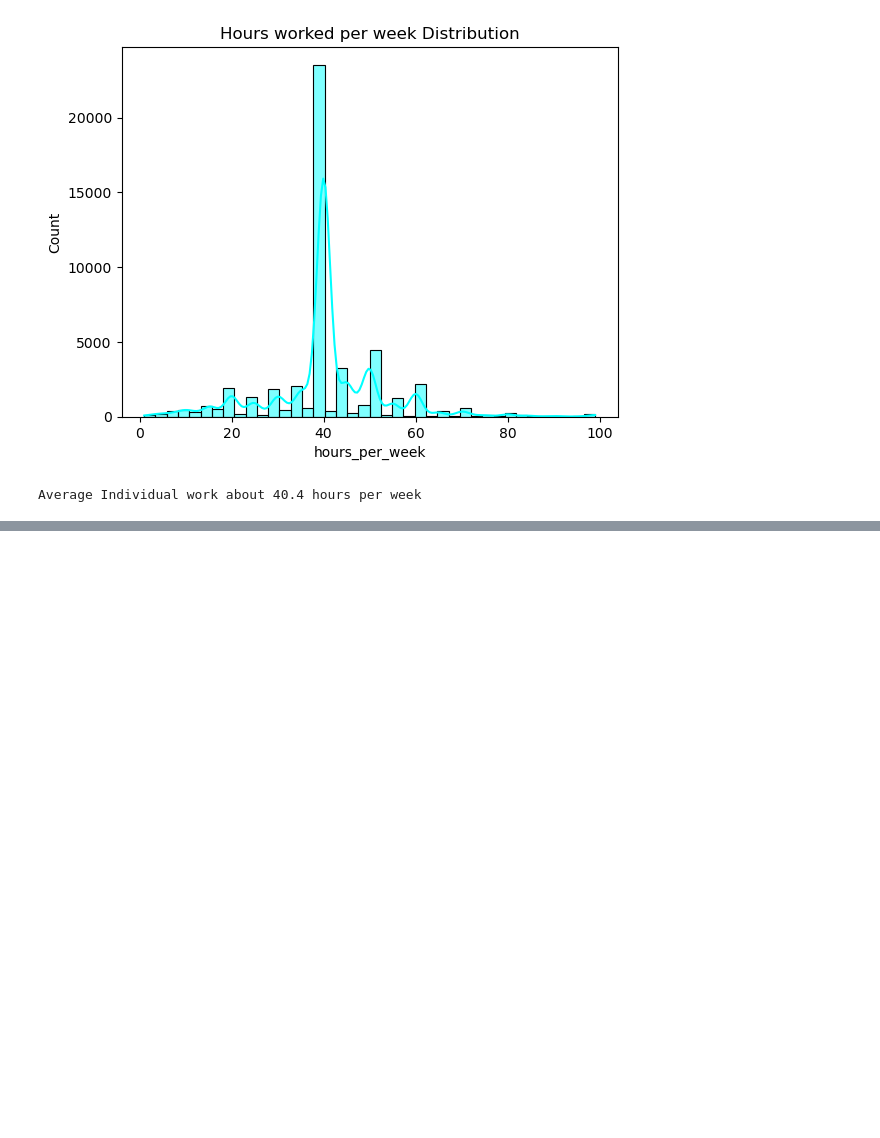
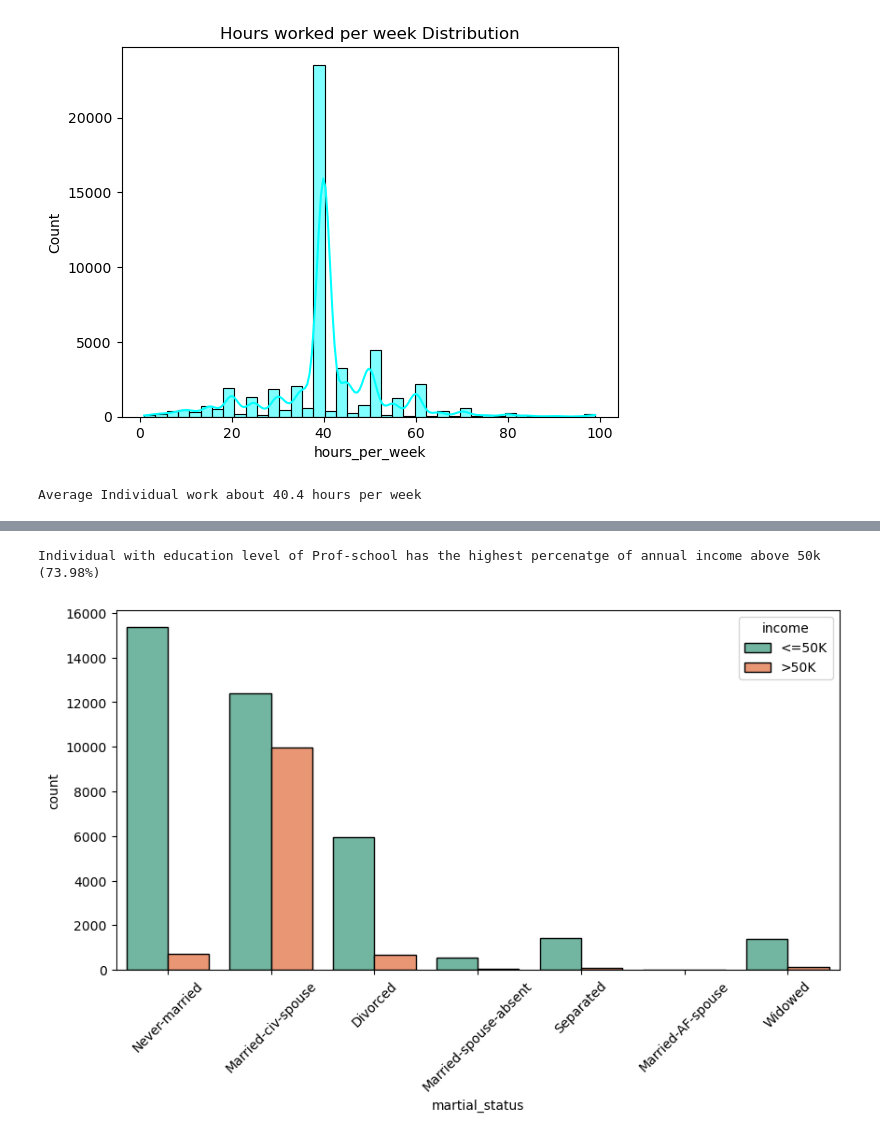
Before and after one commit to himashooo/Adult-Income, a Jupyter notebook: Adult Income.ipynb, the cells around one changed output, grey strips where cells are left out. Cells and saved outputs as stored; diff of their text form; code cells hidden in the pictures; blank space fills up the shorter version.

```diff
--- a/Adult Income.ipynb
+++ b/Adult Income.ipynb
@@ -327,0 +394,11 @@ sns.countplot(x=df['income'])
+# %%
+print(f"Individual with education level of Prof-school has the highest percenatge of annual income above 50k ({income_edu.loc['Prof-school','>50K']}%)")
+# %% [output]
+Individual with education level of Prof-school has the highest percenatge of annual income above 50k (73.98%)
+# %%
+plt.figure(figsize=(10,5))
+sns.countplot(data=df,x='martial_status',hue='income',palette='Set2',edgecolor='black')
+plt.xticks(rotation=45)
+plt.show()
+# %% [output]
+[figure, added]
```
Also changed, not shown: parts of 11 cells of this notebook.
